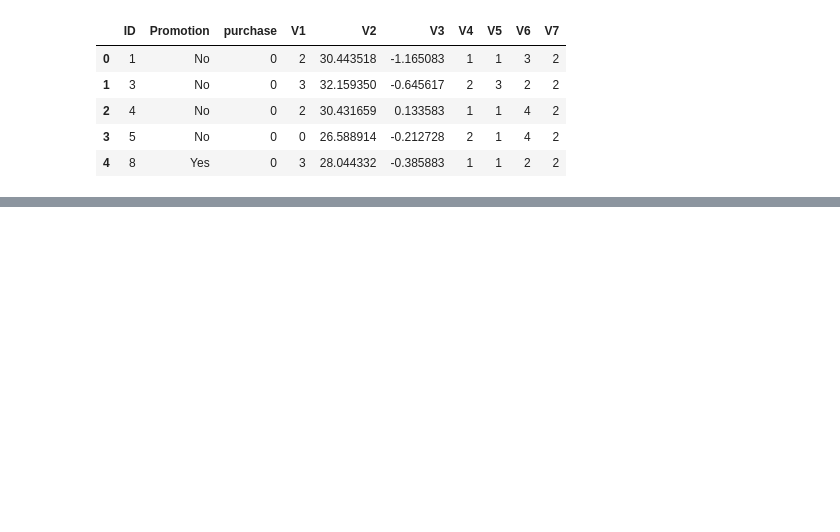
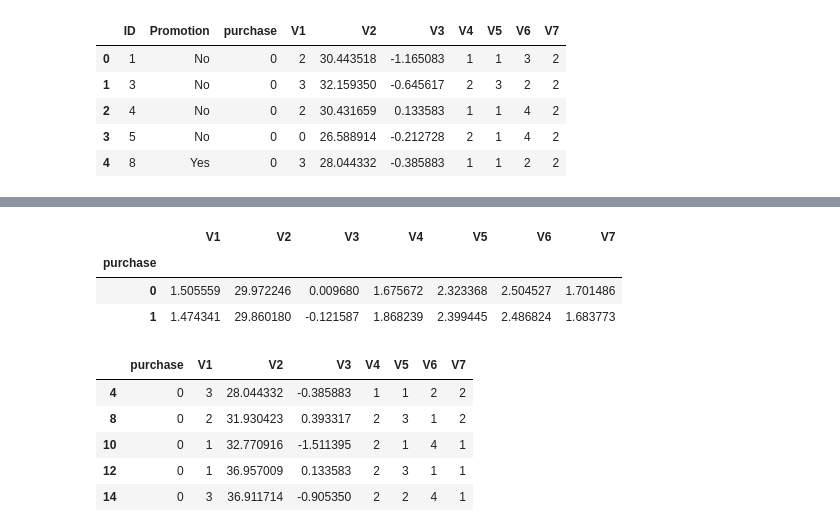
Before and after one commit to huli/starbucks-promotion-strategy, a Jupyter notebook: Starbucks.ipynb, the cells around one changed output, grey strips where cells are left out. Cells and saved outputs as stored; diff of their text form; code cells hidden in the pictures; blank space fills up the shorter version.

```diff
--- a/Starbucks.ipynb
+++ b/Starbucks.ipynb
@@ -96,2 +99,18 @@ pd.get_dummies(train_data, 'Promotion').iloc[:, 1:].corr()
 # %%
 # Simple inspection of the data within the group that did buy (with promotion and without)
+data_promotion.drop('ID', axis=1).groupby('purchase').mean()
+# %% [output]
+|  | V1 | V2 | V3 | V4 | V5 | V6 | V7 |
+| purchase |  |  |  |  |  |  |  |
+| 0 | 1.505559 | 29.972246 | 0.009680 | 1.675672 | 2.323368 | 2.504527 | 1.701486 |
+| 1 | 1.474341 | 29.860180 | -0.121587 | 1.868239 | 2.399445 | 2.486824 | 1.683773 |
+# %%
+data_promotion.drop(['ID', 'Promotion_Yes'], axis=1, errors='ignore', inplace=True)
+data_promotion.head(5)
+# %% [output]
+|  | purchase | V1 | V2 | V3 | V4 | V5 | V6 | V7 |
+| 4 | 0 | 3 | 28.044332 | -0.385883 | 1 | 1 | 2 | 2 |
+| 8 | 0 | 2 | 31.930423 | 0.393317 | 2 | 3 | 1 | 2 |
+| 10 | 0 | 1 | 32.770916 | -1.511395 | 2 | 1 | 4 | 1 |
+| 12 | 0 | 1 | 36.957009 | 0.133583 | 2 | 3 | 1 | 1 |
+| 14 | 0 | 3 | 36.911714 | -0.905350 | 2 | 2 | 4 | 1 |
```
Also changed, not shown: parts of 6 cells of this notebook.
